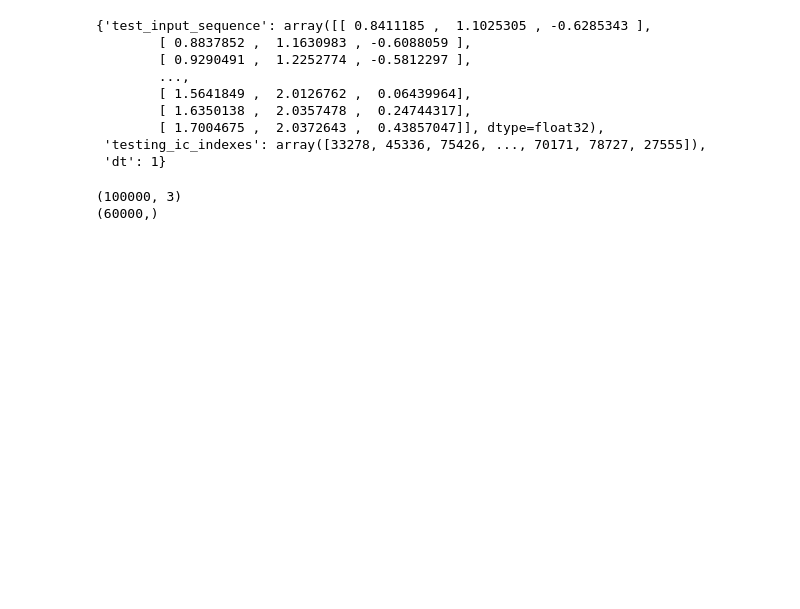
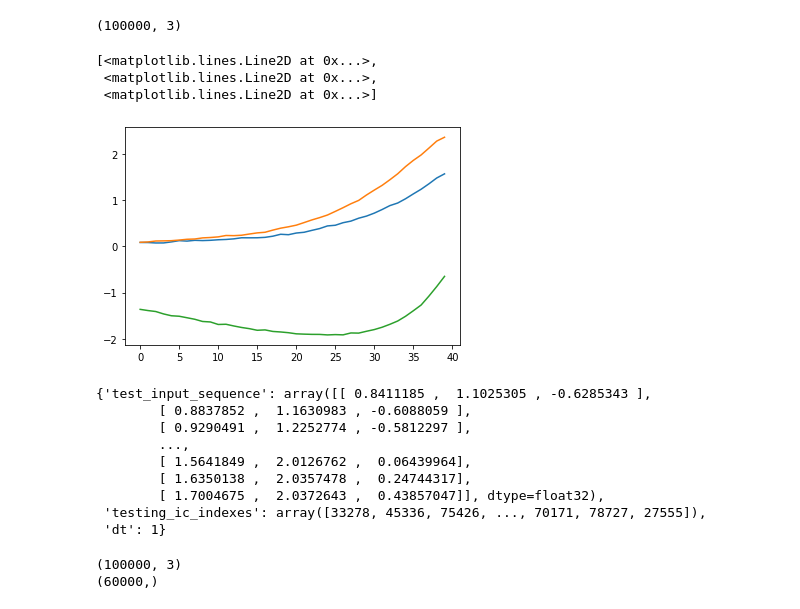
Before and after one commit to ZiqiuZhou/DST_final_project, a Jupyter notebook: Data/GettingFamiliarWithData.ipynb, the cells around one changed output. Drawn from its saved outputs; the diff is of its cells as text; code cells hidden in the pictures; blank space fills up the shorter version.

Commit message:
unpushed changes for data generation sinosoidal

```diff
--- a/Data/GettingFamiliarWithData.ipynb
+++ b/Data/GettingFamiliarWithData.ipynb
@@ -1,3 +1,7 @@
 # %%
 import numpy as np
 import matplotlib.pyplot as plt
+# %%
+train_data = np.load("Lorenz-63/Data/training_data_N100000.npy", allow_pickle=True)
+train_data = train_data.tolist()
+train_data
@@ -4,3 +17,15 @@ import matplotlib.pyplot as plt
+# %%
+train_sequence = train_data["train_input_sequence"]
+print(np.shape(train_sequence))
+# %% [output]
+(100000, 3)
+# %%
+plt.plot(train_sequence[980:1020])
+# %% [output]
+[<matplotlib.lines.Line2D at 0x...>,
+ <matplotlib.lines.Line2D at 0x...>,
+ <matplotlib.lines.Line2D at 0x...>]
+[figure, added]
 # %%
 test_data = np.load("Lorenz-63/Data/testing_data_N100000.npy", allow_pickle=True)
 test_data = test_data.tolist()
```
Also changed, not shown: parts of 13 cells of this notebook, 3 other files.
